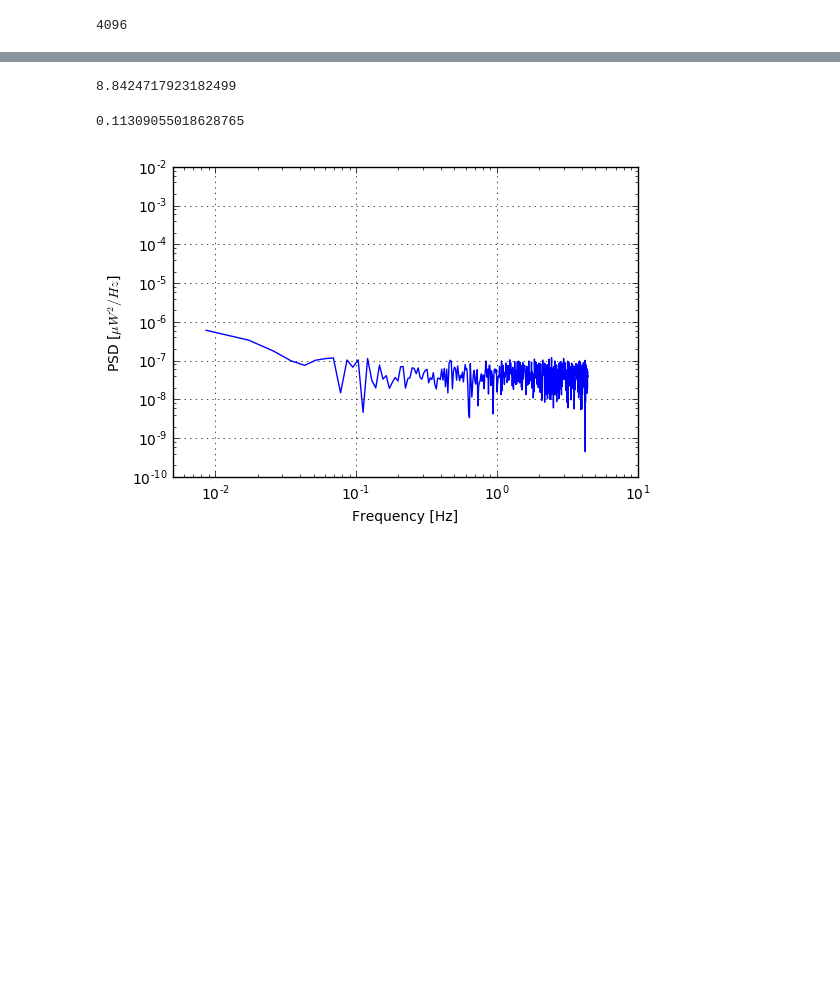
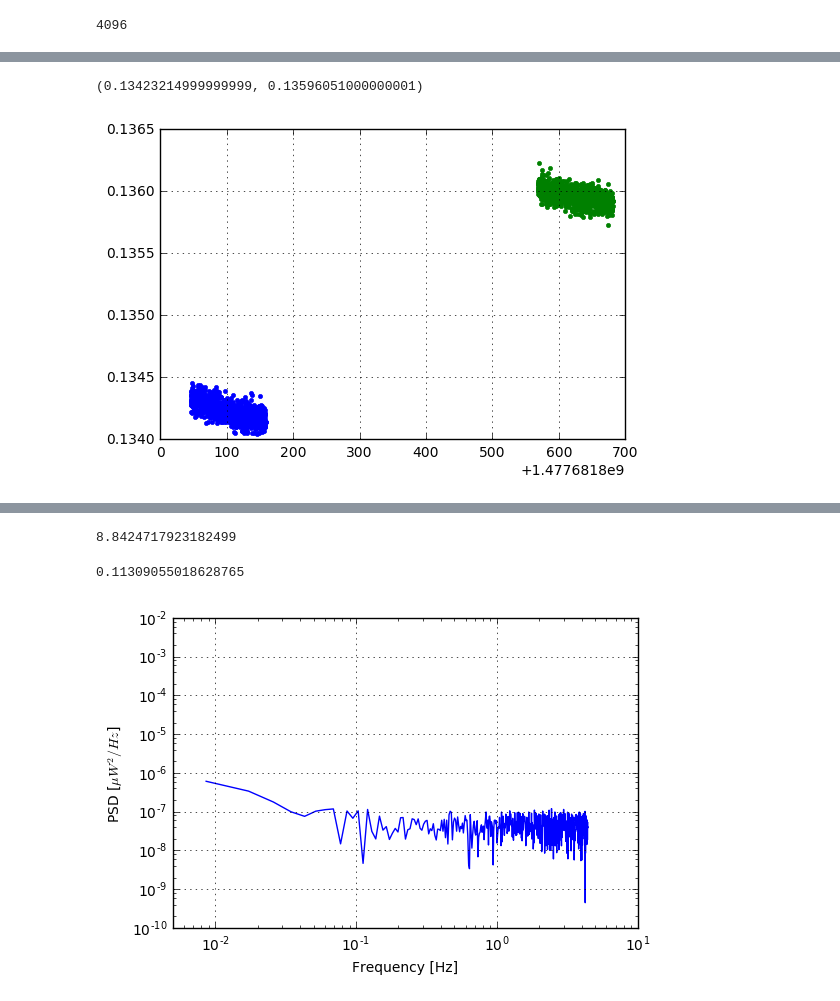
Before and after one commit to ekacmblab/radiometer, a Jupyter notebook: notebooks/sep20 pyvisa.ipynb, the cells around one changed output, grey strips where cells are left out. Drawn from its saved outputs; the diff is of its cells as text; code cells hidden in the pictures; blank space fills up the shorter version.

```diff
--- a/notebooks/sep20 pyvisa.ipynb
+++ b/notebooks/sep20 pyvisa.ipynb
@@ -55,0 +98,15 @@ grid()
+# %%
+data1=np.loadtxt("2016-10-28_Pupin605_Hor_EccosorbII.txt")
+data2=np.loadtxt("2016-10-28_Pupin605_Vertical_EccosorbII.txt")
+time1 = data1[:,0]
+measuremets1 = data1[:,1]
+time2 = data2[:,0]
+measuremets2 = data2[:,1]
+plot(time1, measuremets1, '.')
+plot(time2, measuremets2, '.')
+grid()
+print(np.mean(measuremets1),np.mean(measuremets2))
+#ylim([0.136, 0.138])
+# %% [output]
+(0.13423214999999999, 0.13596051000000001)
+[figure, added]
```
Also changed, not shown: parts of 14 cells of this notebook.
